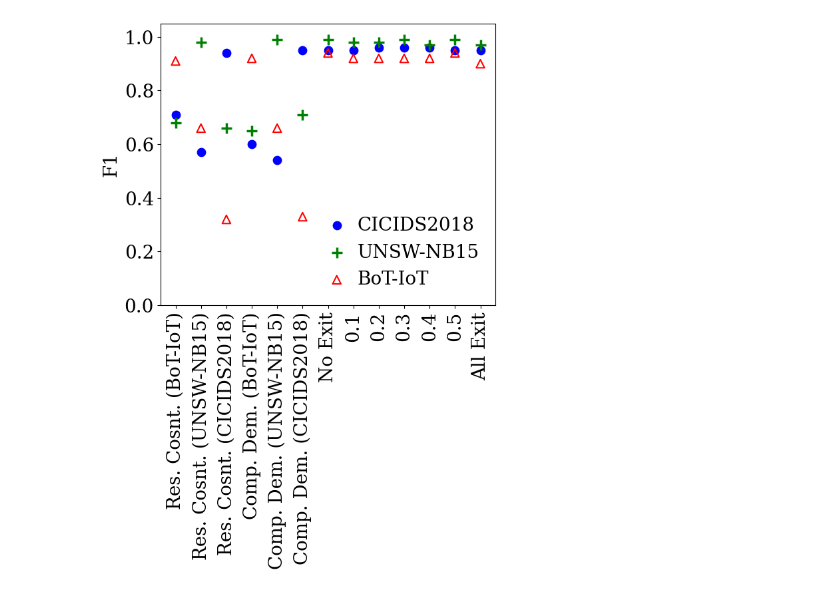
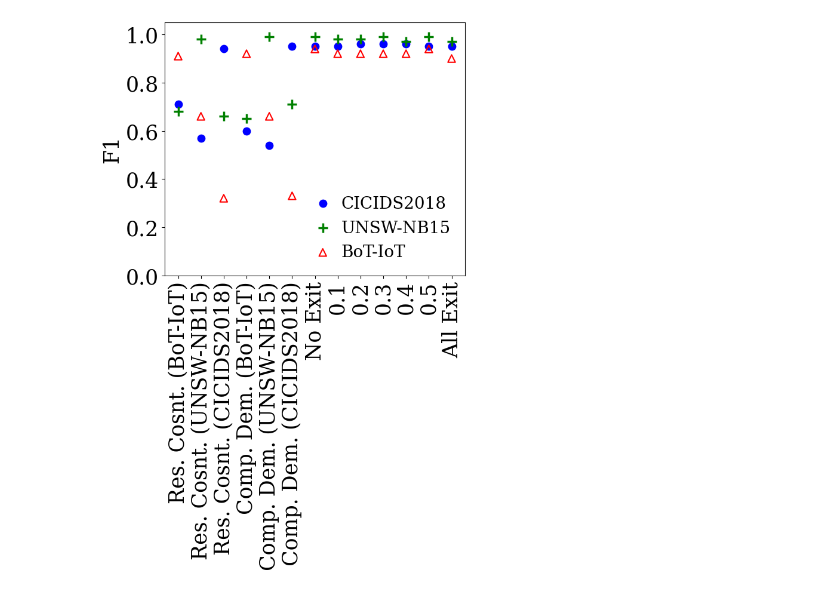
Before and after one commit to LucasSotomaiorAPereira/pibic-25-26, a Jupyter notebook: versao_artigo/f1_display.ipynb, the cells around one changed output. Cells and saved outputs as stored; diff of their text form; code cells hidden in the pictures.

```diff
--- a/versao_artigo/f1_display.ipynb
+++ b/versao_artigo/f1_display.ipynb
@@ -17,32 +17,32 @@ valores_lista_unsw = [0.68, 0.98, 0.66, 0.65, 0.99, 0.71, 0.99, 0.98, 0.98, 0.99
 
 valores_lista_cic = [0.71, 0.57, 0.94, 0.60, 0.54, 0.95, 0.95, 0.95, 0.96, 0.96, 0.96, 0.95, 0.95]
 
 
 x_indices = range(qtd_elementos)
 
 plt.figure(figsize=(6.5, 5.5))
 
 plt.rcParams['font.family'] = 'serif'
 
 plt.rcParams['font.serif'] = ['Times New Roman'] + plt.rcParams['font.serif']
 
-plt.rcParams.update({'font.size': 20})
+plt.rcParams.update({'font.size': 25})
 
 
 plt.scatter(x_indices, valores_lista_cic, marker='o', color='blue', label='CICIDS2018', s=80)
 plt.scatter(x_indices, valores_lista_unsw, marker='+', color='green', label='UNSW-NB15', s=120, linewidth=2.5)
 plt.scatter(x_indices, valores_lista_bot, marker='^', color='red', label='BoT-IoT', s=80, facecolors='none', edgecolors='red', linewidth=1.5)
 
 plt.xticks(ticks=x_indices, labels=labels, rotation=90)
 
 plt.ylabel('F1')
 
 plt.ylim(0, 1.05)
 plt.grid(False)
 
 plt.legend(frameon=False, loc='lower right', fontsize=20, handletextpad=0.1)
 plt.savefig('graficos/compacuracia.pdf', bbox_inches='tight', pad_inches=0.02)
 
 plt.show()
 # %% [output]
-[figure, old version]
+[figure, new version]
```
Also changed, not shown: 1 other file.
